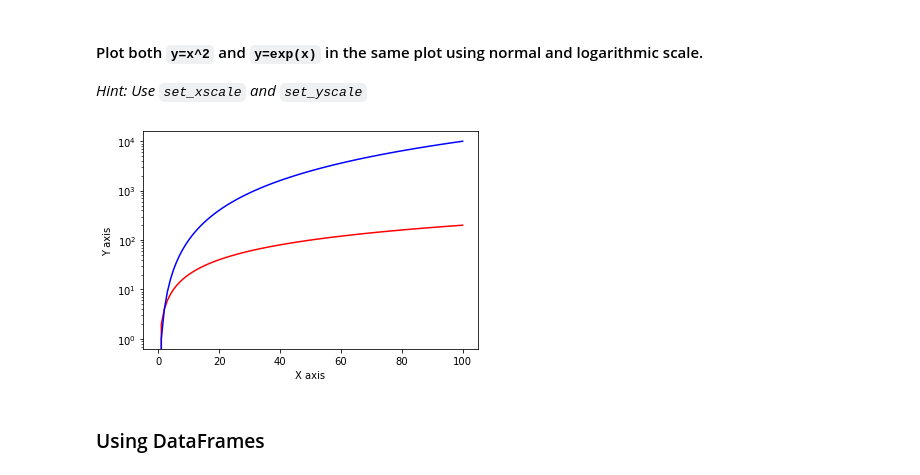
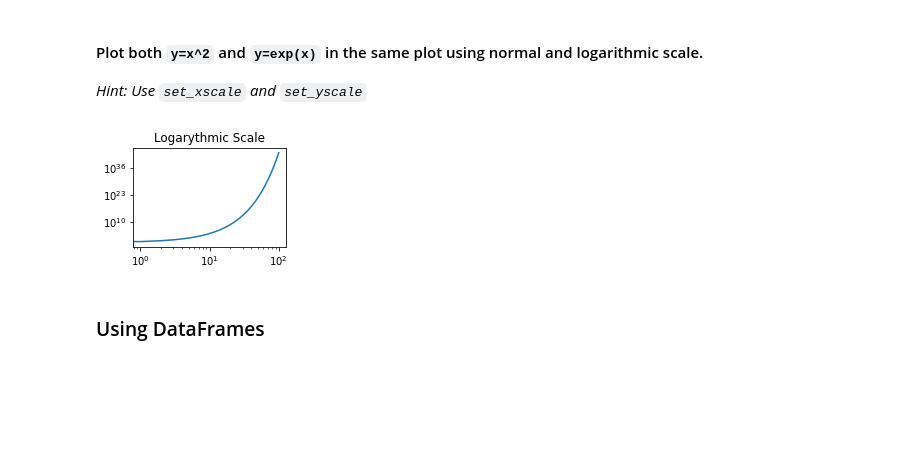
Before and after one commit to thomas-cares/data-pt-ber-08-20, a Jupyter notebook: Labs/module-1_labs/04_pandas/08_basics_plotting/your-code/challenge-1.ipynb, the cells around one changed output. Drawn from its saved outputs; the diff is of its cells as text; code cells hidden in the pictures; blank space fills up the shorter version.

```diff
--- a/Labs/module-1_labs/04_pandas/08_basics_plotting/your-code/challenge-1.ipynb
+++ b/Labs/module-1_labs/04_pandas/08_basics_plotting/your-code/challenge-1.ipynb
@@ -60,17 +80,31 @@ plt.show()
 #### Plot both `y=x^2` and `y=exp(x)` in the same plot using normal and logarithmic scale.
 
 *Hint: Use `set_xscale` and `set_yscale`*
-# %%
-# your code here
-plt.plot(x,y,color="red")
-plt.plot(x,z,color='blue')
-plt.xlabel('X axis')
-plt.ylabel('Y axis')
-plt.yscale('log')
-plt.xscale('log')
-plt.show()
-# %% [output]
-[figure, removed]
+# %%
+# your code here
+plt.subplot(1,2,1)
+plt.plot(x,x**2,color="red")
+plt.title('Normal Scale')
+
+plt.subplot(1,2,2)
+plt.plot(x,x**2,color="red")
+plt.xscale('log')
+plt.yscale('log')
+plt.title('Logarythmic Scale')
+
+plt.subplot(2,1,1)
+plt.plot(x,np.exp(x),color='blue')
+plt.title('Normal Scale')
+
+plt.subplot(2,2,2)
+plt.plot(x,np.exp(x))
+plt.xscale('log')
+plt.yscale('log')
+plt.title('Logarythmic Scale')
+
+plt.show()
+# %% [output]
+[figure, added]
 # %% [markdown]
 ### Using DataFrames
 # %% [markdown]
```
Also changed, not shown: parts of 9 cells of this notebook, 4 other files.
